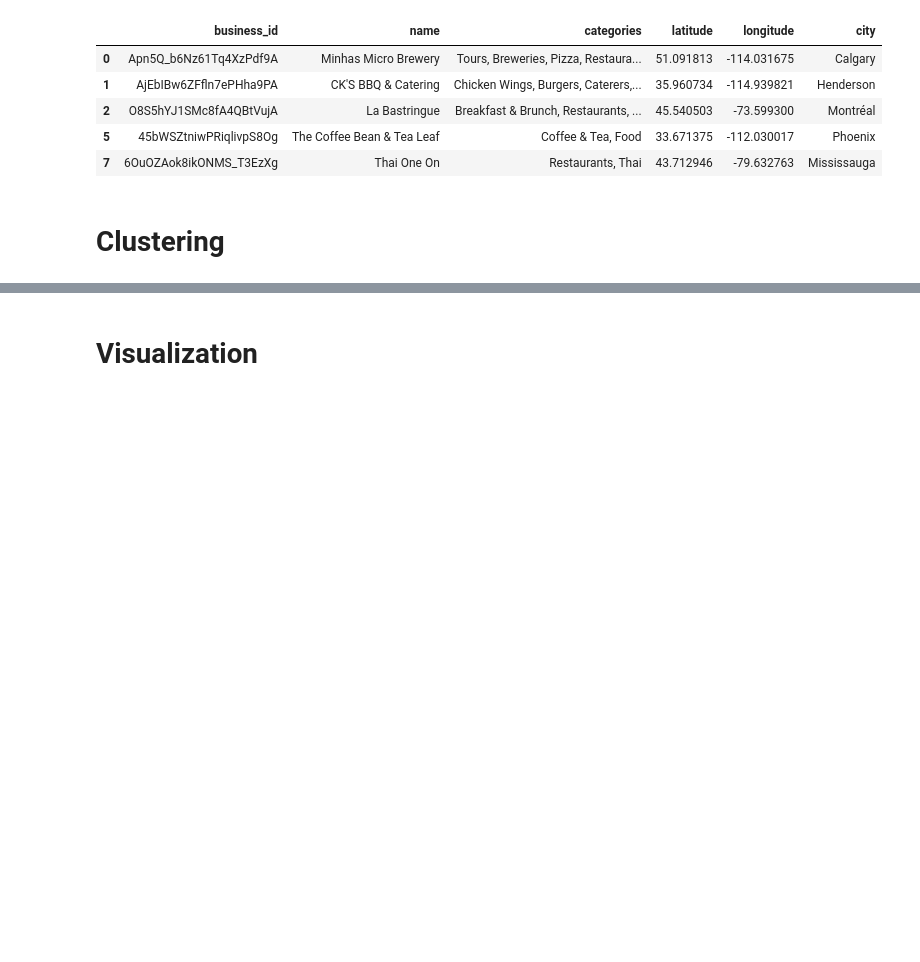
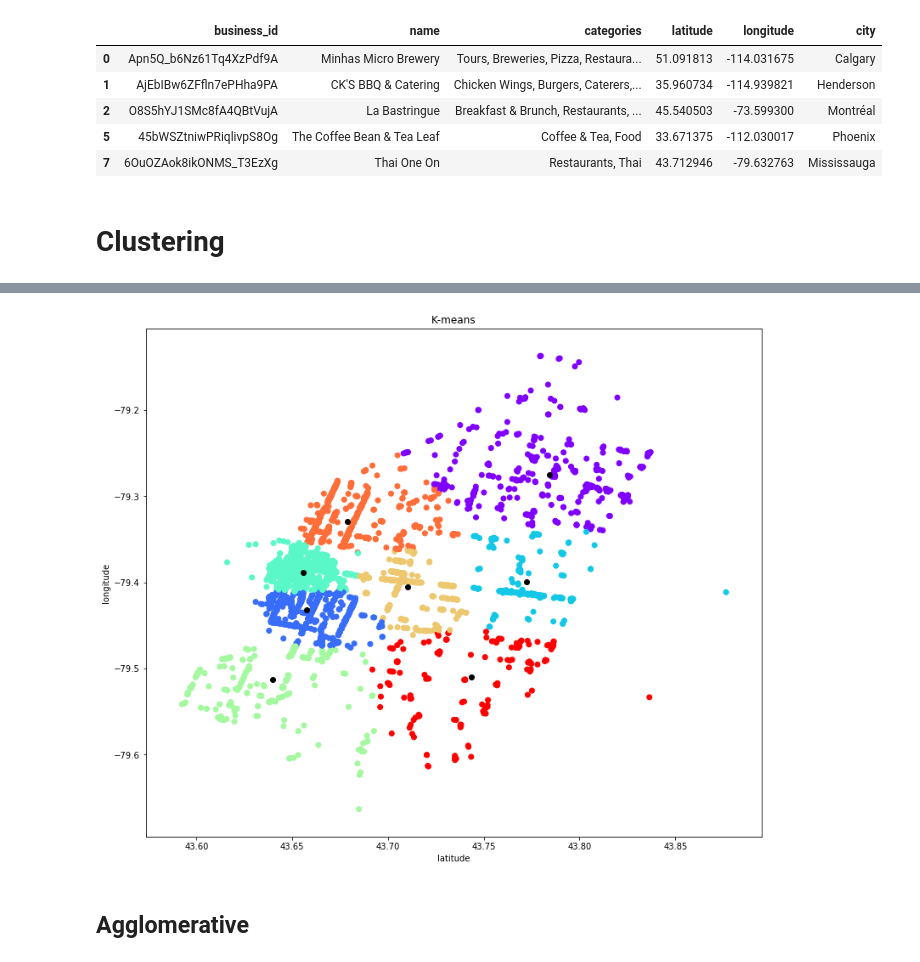
Before and after one commit to sraminics/CMPE255Project, a Jupyter notebook: Clustering Based on Location for Yelp Dataset.ipynb, the cells around one changed output, grey strips where cells are left out. Cells and saved outputs as stored; diff of their text form; code cells hidden in the pictures; blank space fills up the shorter version.

Commit message:
K-means algorithm added based on user input for city

```diff
--- a/Clustering Based on Location for Yelp Dataset.ipynb
+++ b/Clustering Based on Location for Yelp Dataset.ipynb
@@ -43,0 +104,4 @@ cleaned_businesses.head()
+# %%
+data = cleaned_businesses.loc[cleaned_businesses['city'] == city]
+count_row = data.shape[0]
+train_index = int(count_row * .70)
@@ -43,0 +119,7 @@ cleaned_businesses.head()
+# %%
+#separate the checkin data to cluster on
+lat_lon = train.iloc[:, 3:5]
+lat_lon = lat_lon.fillna(0)
+
+full_lat_lon = data.iloc[:, 3:5]
+full_lat_lon = full_lat_lon.fillna(0)
@@ -43,0 +132,25 @@ cleaned_businesses.head()
+# %%
+n=8
+full = KMeans(n_clusters = n, random_state = 0).fit(full_lat_lon)
+cluster = KMeans(n_clusters = n, random_state = 0).fit(lat_lon)
+full_labels = full.labels_
+labels = cluster.labels_
+# %%
+#display the clusters
+print("\n\nClusters:")
+label_count(labels)
+
+#attach the clusters to other data
+train["clusters"] = labels
+info = ["categories", "name", "clusters"]
+grouped = train[info]
+grouped = grouped.fillna("")
+
+info = ["latitude", "longitude", "clusters"]
+#use for visualization
+visualization_data = train[info]
+visualization_data = visualization_data.fillna("")
+
+#print(grouped.head())
+#display categories within clusters
+print_Categories(grouped, n)
@@ -44,2 +191,13 @@ cleaned_businesses.head()
+# %%
+plt.figure(figsize=(13, 11))
+plt.scatter(train['latitude'], train['longitude'], c=train["clusters"], cmap='rainbow')
+plt.scatter(cluster.cluster_centers_[:,0] ,cluster.cluster_centers_[:,1], color='black')
+plt.figure(1, figsize=(12,2))
+plt.xlabel('latitude')
+plt.ylabel('longitude')
+plt.title('K-means')
+plt.show()
+# %% [output]
+[figure, added]
 # %% [markdown]
-# Visualization
+## Agglomerative
```
Also changed, not shown: parts of 12 cells of this notebook, 1 other file.
